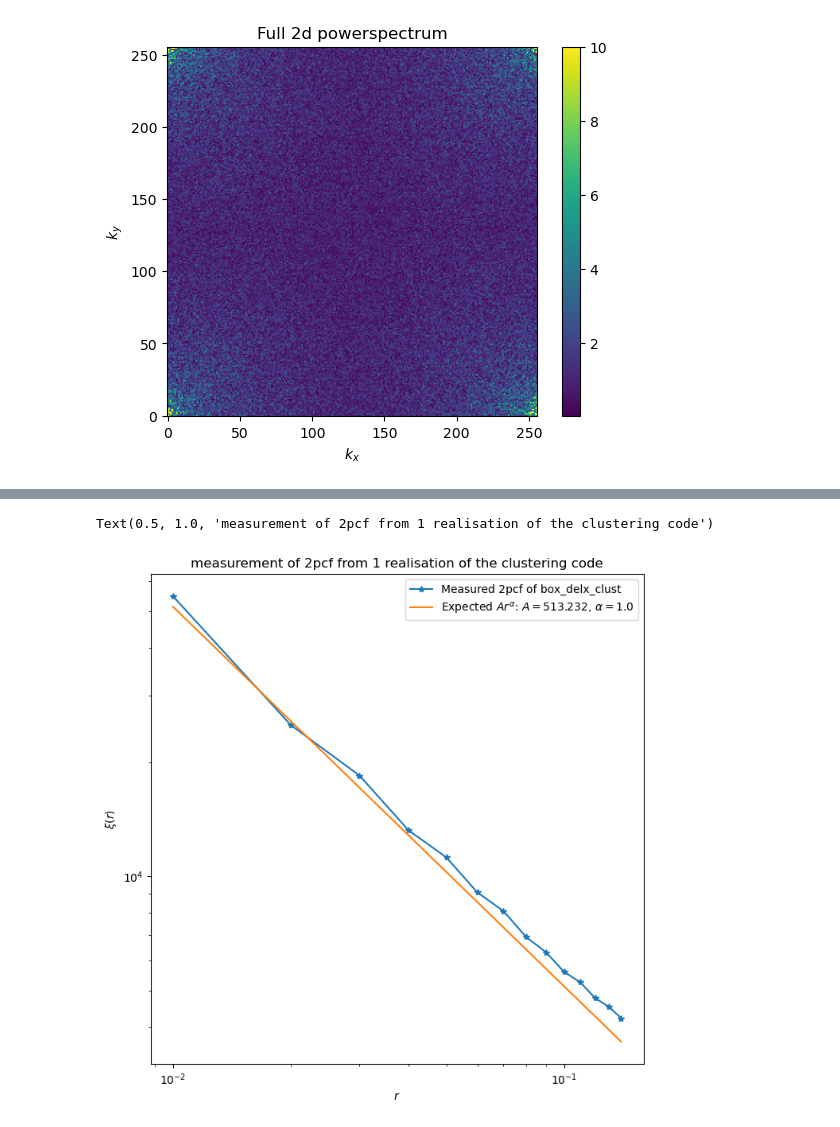
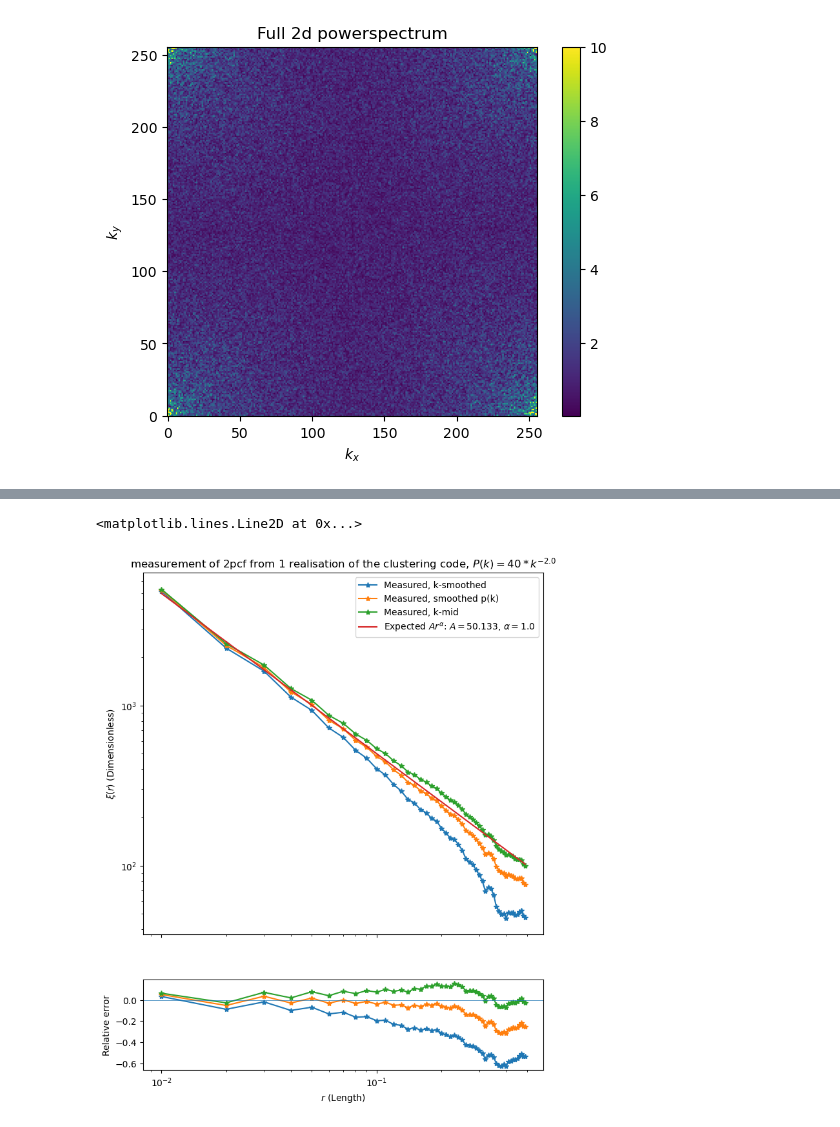
Before and after one commit to VibinRam/DP2, a Jupyter notebook: Codes/Clustering_simulation/IncompEff.ipynb, the cells around one changed output, grey strips where cells are left out. Drawn from its saved outputs; the diff is of its cells as text; code cells hidden in the pictures.

```diff
--- a/Codes/Clustering_simulation/IncompEff.ipynb
+++ b/Codes/Clustering_simulation/IncompEff.ipynb
@@ -14,7 +14,7 @@ def pow_func(r, A, alpha):
 
 def plaw_pspec_to_2pcf(const, delta):
     alpha = 3 - delta
-    A = const * (sps.gamma(alpha/2))/ (np.power(2, 1 - alpha/2) * sps.gamma((3 - alpha)/2))
+    A = const * (sps.gamma(alpha/2))/ (np.power(2, 3/2 - alpha) * sps.gamma((3 - alpha)/2)) ## Change alert
     return A, alpha
 
 def plaw_2pcf_to_pspec(A, alpha):
@@ -117,9 +117,10 @@ class clust_dist:
         self.box_delk_clust = np.copy(self.box_delk)
         #Modifying the box-delk_clust to have the input powerspectrum.
         for i, (k1, k2) in enumerate(zip(k_intervals[:-1], k_intervals[1:])):
-            temp_ind = np.where((self.modk_grid >= k1) & (self.modk_grid < k2))
+            temp_ind = np.where((self.modk_grid > k1) & (self.modk_grid < k2))
             self.box_delk_clust[temp_ind] = self.box_delk[temp_ind] * (np.sqrt(powerspec_clust[i] + self.powerspec_pois[i])) / np.sqrt(self.powerspec_pois[i])
         #Defining the input powerspec as the powerspec of box_delk_clust
+
         self.powerspec_clust = np.copy(powerspec_clust)
         self.update_k_intervals(k_intervals)
         #Now we need to inverse fourier transfor box_delk_clust to get box_delx_clust
@@ -1098,16 +1151,24 @@ The measured 2pcf of box_delx_clust is fitted to a power law
 # %%
-plt.figure(figsize=(8,8))
-plt.plot(sample_clust.x_intervals_mid, sample_clust._2pcorrfunc, '*-', label="Measured 2pcf of box_delx_clust")
+fig, (ax1, ax2) = plt.subplots(2, 1, figsize=(8,10), height_ratios=(8,2), sharex=True)
+ax1.plot(sample_clust.x_intervals_mid, temp_corr1, '*-', label="Measured, k-smoothed")
+ax1.plot(sample_clust.x_intervals_mid, temp_corr2, '*-', label="Measured, smoothed p(k)")
+ax1.plot(sample_clust.x_intervals_mid, temp_corr3, '*-', label="Measured, k-mid")
 # plt.plot(sample_clust.x_intervals_mid, sample_clust._2pcf_fit_A * np.power(sample_clust.x_intervals_mid, -sample_clust._2pcf_fit_alpha), \
 #                 label=r"Plaw fit: $A = {}$, $\alpha = {}$".format(np.round(sample_clust._2pcf_fit_A,3), np.round(sample_clust._2pcf_fit_alpha,3)))
-plt.plot(sample_clust.x_intervals_mid, exp_A * np.power(sample_clust.x_intervals_mid, -exp_alpha), \
+temp_exp_corr = exp_A * np.power(sample_clust.x_intervals_mid, -exp_alpha)
+ax1.plot(sample_clust.x_intervals_mid, temp_exp_corr, \
             label=r"Expected $Ar^{{\alpha}}$: $A = {}$, $\alpha = {}$".format(np.round(exp_A,3), np.round(exp_alpha,3)))
-plt.xscale('log')
-plt.yscale('log')
-plt.xlabel(r'$r$')
-plt.ylabel(r'$\xi(r)$')
-plt.legend()
-plt.title("measurement of 2pcf from 1 realisation of the clustering code")
+ax1.set_xscale('log')
+ax1.set_yscale('log')
+ax2.set_xlabel(r'$r$ (Length)')
+ax1.set_ylabel(r'$\xi(r)$ (Dimensionless)')
+ax1.legend()
+ax1.set_title(r"measurement of 2pcf from 1 realisation of the clustering code, $P(k) = {}*k^{{-{}}}$".format(const_of_pk, delta_of_pk))
+ax2.set_ylabel(r"Relative error")
+ax2.plot(sample_clust.x_intervals_mid, (temp_corr1-temp_exp_corr)/temp_exp_corr, '*-', label = "Measured, k-smoothed")
+ax2.plot(sample_clust.x_intervals_mid, (temp_corr2-temp_exp_corr)/temp_exp_corr, '*-', label = "Measured, smoothed p(k)")
+ax2.plot(sample_clust.x_intervals_mid, (temp_corr3-temp_exp_corr)/temp_exp_corr, '*-', label = "Measured, k-mid")
+ax2.axhline(0, lw=0.5)
 # %% [output]
-Text(0.5, 1.0, 'measurement of 2pcf from 1 realisation of the clustering code')
+<matplotlib.lines.Line2D at 0x...>
-[figure, old version]
+[figure, new version]
```
Also changed, not shown: parts of 15 cells of this notebook, 10 other files.
